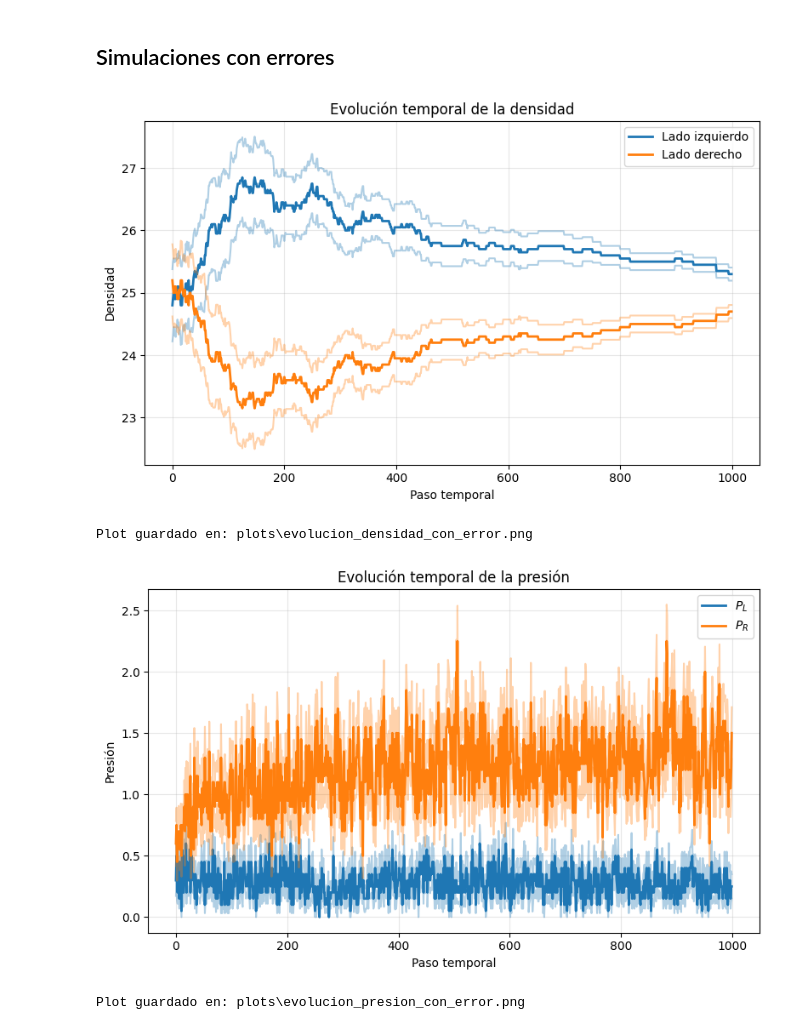
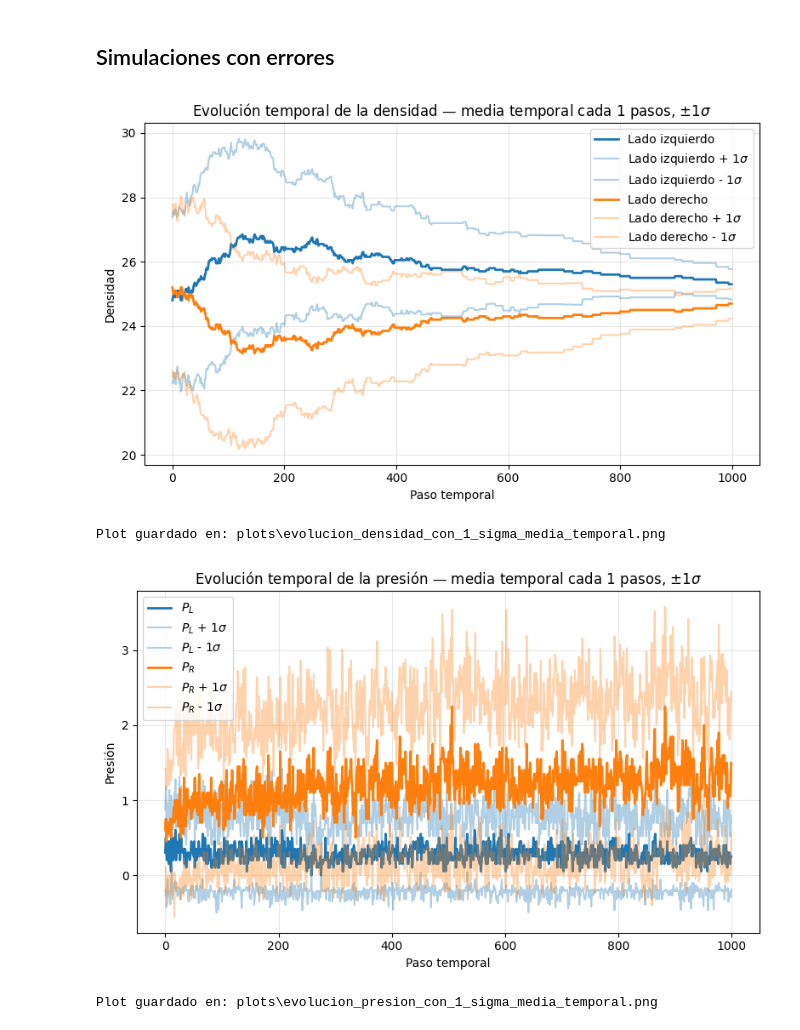
Before and after one commit to DiegoConol/Trabajo-Complejos, a Jupyter notebook: Diegod/prueba9/cuaderno_estocastico.ipynb, the cells around one changed output. Saved outputs shown, nothing was run; the diff lists cells and outputs as text; code cells hidden in the pictures.

Commit message:
He añadido las sigmas

```diff
--- a/Diegod/prueba9/cuaderno_estocastico.ipynb
+++ b/Diegod/prueba9/cuaderno_estocastico.ipynb
@@ -5,8 +5,9 @@
 
 simulaciones = 50   #Número total de simulaciones
 T_Total = 1000      #Número total de pasos
-media = 10          #Cada cuantos pasos hace media
+media = 1          #Cada cuantos pasos hace media
 memoria = 4         #Memoria del demonio
+num_sigmas = 1      #Cuantas sigmas quieres para el error.
 # %%
 ### LIBRERÍAS NECESARIAS ##############
 
@@ -238,30 +359,30 @@ def plot_evolucion_con_error(nombre_archivo_media, nombre_archivo_error,
     print(f"Plot guardado en: {ruta_guardado}")
 # %%
 ### DENSIDAD CON ERRORES #######
-plot_evolucion_con_error(
+plot_evolucion_con_sigma_y_media_bloques(
     nombre_archivo_media="Ave_Density.txt",
-    nombre_archivo_error="Error_Densidad.txt",
+    nombre_archivo_sigma="Sigma_Densidad.txt",
     titulo="Evolución temporal de la densidad",
     ylabel="Densidad",
-    nombre_guardado="evolucion_densidad_con_error.png",
+    nombre_guardado=f"evolucion_densidad_con_{num_sigmas}_sigma_media_temporal.png",
     etiquetas=["Lado izquierdo", "Lado derecho"]
 )
 # %% [output]
-[figure, old version]
+[figure, new version]
-Plot guardado en: plots\evolucion_densidad_con_error.png
+Plot guardado en: plots\evolucion_densidad_con_1_sigma_media_temporal.png
 # %%
 ### PRESIÓN CON ERRORES ###########
 
-plot_evolucion_con_error(
+plot_evolucion_con_sigma_y_media_bloques(
     nombre_archivo_media="Ave_Presion.txt",
-    nombre_archivo_error="Error_Presion.txt",
+    nombre_archivo_sigma="Sigma_Presion.txt",
     titulo="Evolución temporal de la presión",
     ylabel="Presión",
-    nombre_guardado="evolucion_presion_con_error.png",
+    nombre_guardado=f"evolucion_presion_con_{num_sigmas}_sigma_media_temporal.png",
     etiquetas=[r"$P_L$", r"$P_R$"]
 )
 # %% [output]
-[figure, old version]
+[figure, new version]
-Plot guardado en: plots\evolucion_presion_con_error.png
+Plot guardado en: plots\evolucion_presion_con_1_sigma_media_temporal.png
 # %%
 ### ENTROPÍA DEL SISTEMA CON ERRORES ###############
```
Also changed, not shown: parts of 7 cells of this notebook, 16 other files.
